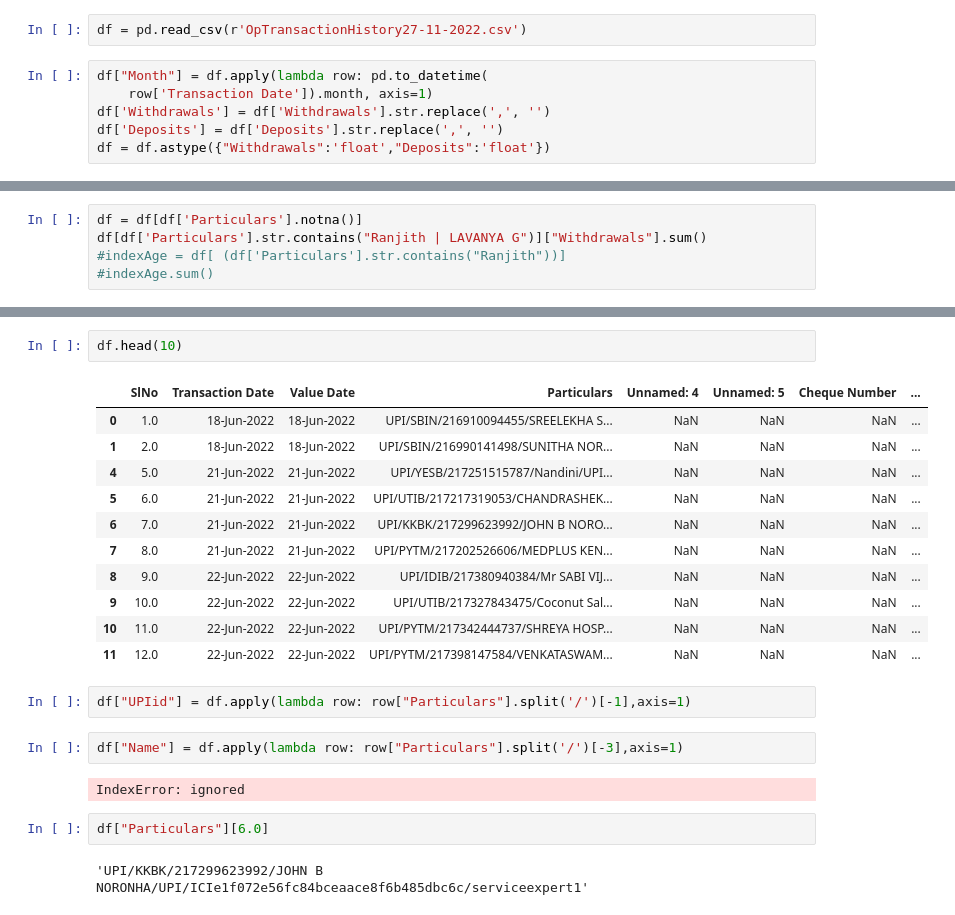
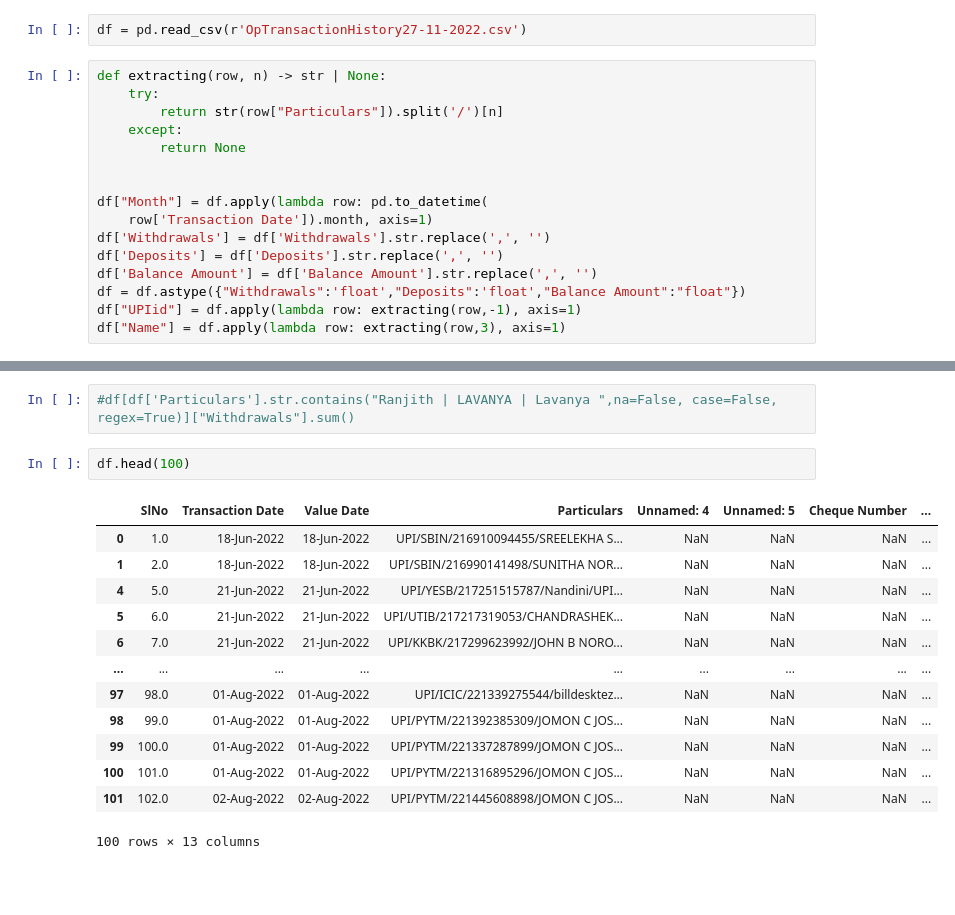
Before and after one commit to ok-noronha/Bank-Statement-Analyser, a Jupyter notebook: analyse.ipynb, the cells around one changed output, grey strips where cells are left out. Cells and saved outputs as stored; diff of their text form; blank space fills up the shorter version.

```diff
--- a/analyse.ipynb
+++ b/analyse.ipynb
@@ -5,11 +6,21 @@ import matplotlib.pyplot as plt
 # %%
 df = pd.read_csv(r'OpTransactionHistory27-11-2022.csv')
 # %%
+def extracting(row, n) -> str | None:
+    try:
+        return str(row["Particulars"]).split('/')[n]
+    except:
+        return None
+
+
 df["Month"] = df.apply(lambda row: pd.to_datetime(
     row['Transaction Date']).month, axis=1)
 df['Withdrawals'] = df['Withdrawals'].str.replace(',', '')
 df['Deposits'] = df['Deposits'].str.replace(',', '')
-df = df.astype({"Withdrawals":'float',"Deposits":'float'})
+df['Balance Amount'] = df['Balance Amount'].str.replace(',', '')
+df = df.astype({"Withdrawals":'float',"Deposits":'float',"Balance Amount":"float"})
+df["UPIid"] = df.apply(lambda row: extracting(row,-1), axis=1)
+df["Name"] = df.apply(lambda row: extracting(row,3), axis=1)
 # %%
 outliers = df[(df['Withdrawals'] >=10000) | (df['Deposits'] >= 10000)]
 df.drop(outliers.index , inplace=True)
@@ -50,5 +54,0 @@ plt.show()
-# %%
-df = df[df['Particulars'].notna()]
-df[df['Particulars'].str.contains("Ranjith | LAVANYA G")]["Withdrawals"].sum()
-#indexAge = df[ (df['Particulars'].str.contains("Ranjith"))]
-#indexAge.sum()
@@ -57,24 +62,18 @@ df[df['Particulars'].str.contains("Ranjith | LAVANYA G")]["Withdrawals"].sum()
+# %%
+#df[df['Particulars'].str.contains("Ranjith | LAVANYA | Lavanya ",na=False, case=False, regex=True)]["Withdrawals"].sum()
 # %%
-df.head(10)
+df.head(100)
 # %% [output]
 |  | SlNo | Transaction Date | Value Date | Particulars | Unnamed: 4 | Unnamed: 5 | Cheque Number | ... |
 | 0 | 1.0 | 18-Jun-2022 | 18-Jun-2022 | UPI/SBIN/216910094455/SREELEKHA S... | NaN | NaN | NaN | ... |
 | 1 | 2.0 | 18-Jun-2022 | 18-Jun-2022 | UPI/SBIN/216990141498/SUNITHA NOR... | NaN | NaN | NaN | ... |
 | 4 | 5.0 | 21-Jun-2022 | 21-Jun-2022 | UPI/YESB/217251515787/Nandini/UPI... | NaN | NaN | NaN | ... |
 | 5 | 6.0 | 21-Jun-2022 | 21-Jun-2022 | UPI/UTIB/217217319053/CHANDRASHEK... | NaN | NaN | NaN | ... |
 | 6 | 7.0 | 21-Jun-2022 | 21-Jun-2022 | UPI/KKBK/217299623992/JOHN B NORO... | NaN | NaN | NaN | ... |
-| 7 | 8.0 | 21-Jun-2022 | 21-Jun-2022 | UPI/PYTM/217202526606/MEDPLUS KEN... | NaN | NaN | NaN | ... |
-| 8 | 9.0 | 22-Jun-2022 | 22-Jun-2022 | UPI/IDIB/217380940384/Mr SABI VIJ... | NaN | NaN | NaN | ... |
-| 9 | 10.0 | 22-Jun-2022 | 22-Jun-2022 | UPI/UTIB/217327843475/Coconut Sal... | NaN | NaN | NaN | ... |
-| 10 | 11.0 | 22-Jun-2022 | 22-Jun-2022 | UPI/PYTM/217342444737/SHREYA HOSP... | NaN | NaN | NaN | ... |
-| 11 | 12.0 | 22-Jun-2022 | 22-Jun-2022 | UPI/PYTM/217398147584/VENKATASWAM... | NaN | NaN | NaN | ... |
+| ... | ... | ... | ... | ... | ... | ... | ... | ... |
+| 97 | 98.0 | 01-Aug-2022 | 01-Aug-2022 | UPI/ICIC/221339275544/billdesktez... | NaN | NaN | NaN | ... |
+| 98 | 99.0 | 01-Aug-2022 | 01-Aug-2022 | UPI/PYTM/221392385309/JOMON C JOS... | NaN | NaN | NaN | ... |
+| 99 | 100.0 | 01-Aug-2022 | 01-Aug-2022 | UPI/PYTM/221337287899/JOMON C JOS... | NaN | NaN | NaN | ... |
+| 100 | 101.0 | 01-Aug-2022 | 01-Aug-2022 | UPI/PYTM/221316895296/JOMON C JOS... | NaN | NaN | NaN | ... |
+| 101 | 102.0 | 02-Aug-2022 | 02-Aug-2022 | UPI/PYTM/221445608898/JOMON C JOS... | NaN | NaN | NaN | ... |
+100 rows × 13 columns
-# %%
-df["UPIid"] = df.apply(lambda row: row["Particulars"].split('/')[-1],axis=1)
-# %%
-df["Name"] = df.apply(lambda row: row["Particulars"].split('/')[-3],axis=1)
-# %% [output]
-IndexError: ignored
-# %%
-df["Particulars"][6.0]
-# %% [output]
-'UPI/KKBK/217299623992/JOHN B NORONHA/UPI/ICIe1f072e56fc84bceaace8f6b485dbc6c/serviceexpert1'
```
Also changed, not shown: parts of 12 cells of this notebook.
